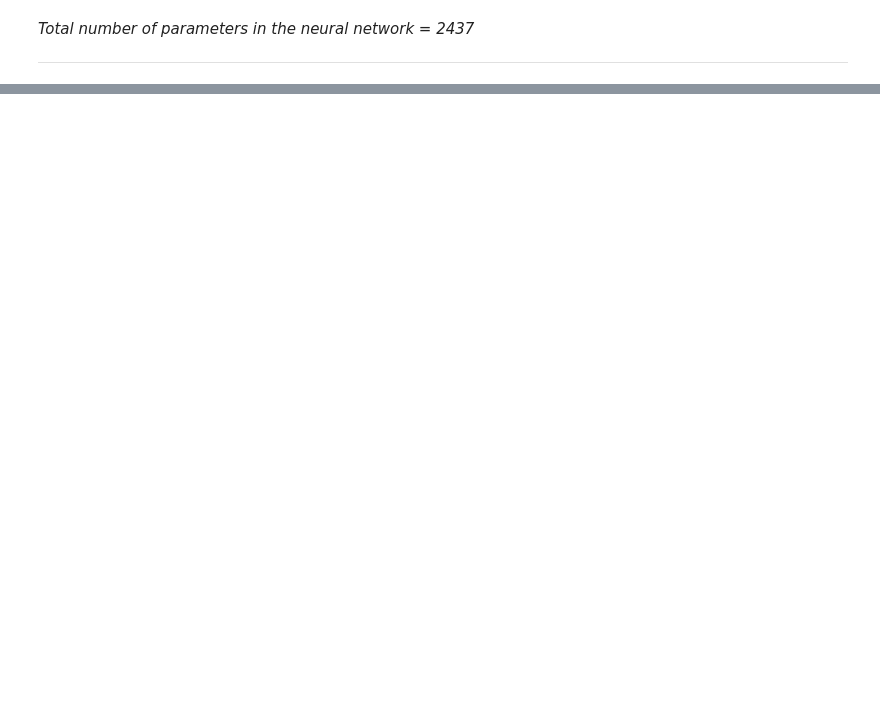
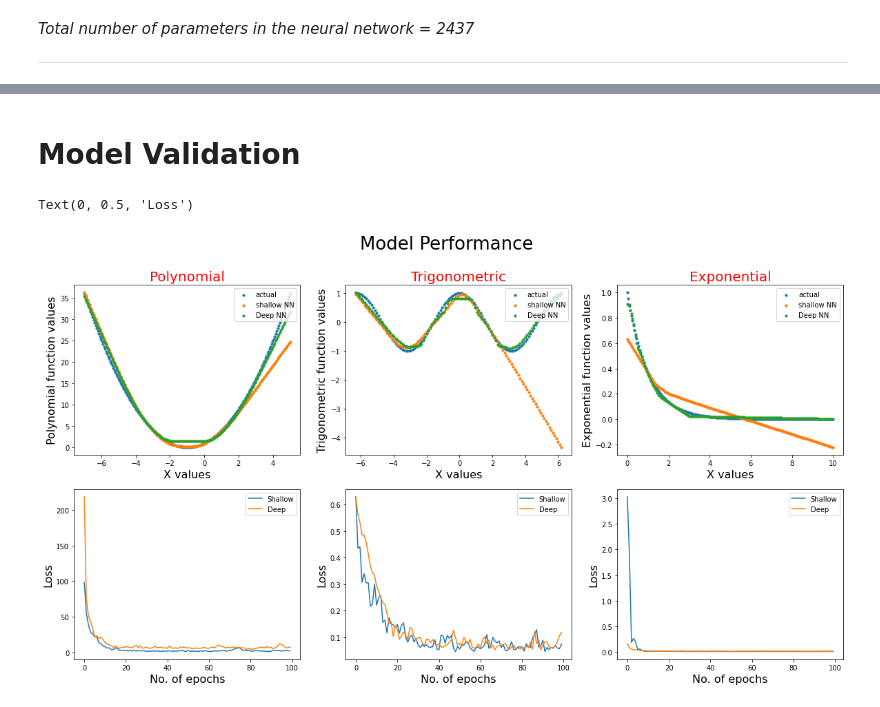
Before and after one commit to ktripa/CPSC-8430-HW1, a Jupyter notebook: Q1_1.ipynb, the cells around one changed output, grey strips where cells are left out. Saved outputs shown, nothing was run; the diff lists cells and outputs as text; code cells hidden in the pictures; blank space fills up the shorter version.

```diff
--- a/Q1_1.ipynb
+++ b/Q1_1.ipynb
@@ -178,0 +264,10 @@ plt.show()
+# %%
+model_deep3=tf.keras.models.Sequential([#tf.keras.layers.Flatten(x),
+                                  tf.keras.layers.Dense(128,activation=tf.nn.relu), # Hidden 1
+                                  tf.keras.layers.Dropout(0.5),
+                                  tf.keras.layers.Dense(16,activation=tf.nn.relu),# Hidden 2
+                                  tf.keras.layers.Dense(16,activation=tf.nn.relu), # Hidden 3
+                                  tf.keras.layers.Dense(1)]) # Output
+opt = tf.keras.optimizers.Adam(learning_rate=0.01)
+model_deep3.compile(optimizer=opt,loss='mse',metrics=['accuracy'])
+hd3=model_deep3.fit(x_train3,y_train3,epochs=100,batch_size=48)
@@ -178,0 +292,64 @@ plt.show()
+# %% [markdown]
+# **Model Validation**
+# %%
+ypd1=model_deep1.predict(x_train1)
+ypd2=model_deep2.predict(x_train2)
+ypd3=model_deep3.predict(x_train3)
+# %%
+
+fig =plt.figure(figsize=(20,10))
+fig.suptitle('Model Performance',fontsize=26)
+#ax1
+ax1 = fig.add_subplot(2,3,1)
+ax1.scatter(x_train1,y_train1,s=10,label='actual')
+ax1.scatter(x_train1,yp1,s=10,label='shallow NN')
+ax1.scatter(x_train1,ypd1,s=10,label='Deep NN')
+ax1.set_title("Polynomial",color='r',fontsize=20)
+ax1.set_xlabel('X values',fontsize=16)
+ax1.legend(loc='upper right')
+ax1.set_ylabel('Polynomial function values',fontsize=16)
+# ax2
+ax2 = fig.add_subplot(2,3,2)
+ax2.scatter(x_train2,y_train2,s=10,label='actual')
+ax2.scatter(x_train2,yp2,s=10,label='shallow NN')
+ax2.scatter(x_train2,ypd2,s=10,label='Deep NN')
+ax2.set_title("Trigonometric",color='r',fontsize=20)
+ax2.set_xlabel('X values',fontsize=16)
+ax2.legend(loc='upper right')
+ax2.set_ylabel('Trigonometric function values',fontsize=16)
+#ax3
+ax3 = fig.add_subplot(2,3,3)
+ax3.scatter(x_train3,y_train3,s=10,label='actual')
+ax3.scatter(x_train3,yp3,s=10,label='shallow NN')
+ax3.scatter(x_train3,ypd3,s=10,label='Deep NN')
+ax3.set_title("Exponential",color='r',fontsize=20)
+ax3.set_xlabel('X values',fontsize=16)
+ax3.legend(loc='upper right')
+ax3.set_ylabel('Exponential function values',fontsize=16)
+#poly
+ax4 = fig.add_subplot(2,3,4)
+ax4.plot(hs1.history['loss'], label='Shallow')
+ax4.plot(hd1.history['loss'], label='Deep')
+ax4.legend(loc='upper right')
+ax4.set_xlabel('No. of epochs',fontsize=16)
+ax4.set_ylabel("Loss",fontsize=16)
+#ax4.set_title('Polynomial',fontsize=16)
+#trig
+ax5 = fig.add_subplot(2,3,5)
+ax5.plot(hs2.history['loss'], label='Shallow')
+ax5.plot(hd2.history['loss'], label='Deep')
+ax5.legend(loc='upper right')
+ax5.set_xlabel('No. of epochs',fontsize=16)
+ax5.set_ylabel("Loss",fontsize=16)
+#ax5.set_title('Trignometric',fontsize=16)
+#exp
+ax6 = fig.add_subplot(2,3,6)
+ax6.plot(hs3.history['loss'], label='Shallow')
+ax6.plot(hd3.history['loss'], label='Deep')
+ax6.legend(loc='upper right')
+ax6.set_xlabel('No. of epochs',fontsize=16)
+ax6.set_ylabel("Loss",fontsize=16)
+#ax6.set_title('Exponential',fontsize=16)
+# %% [output]
+Text(0, 0.5, 'Loss')
+[figure, added]
```
Also changed, not shown: parts of 28 cells of this notebook.
